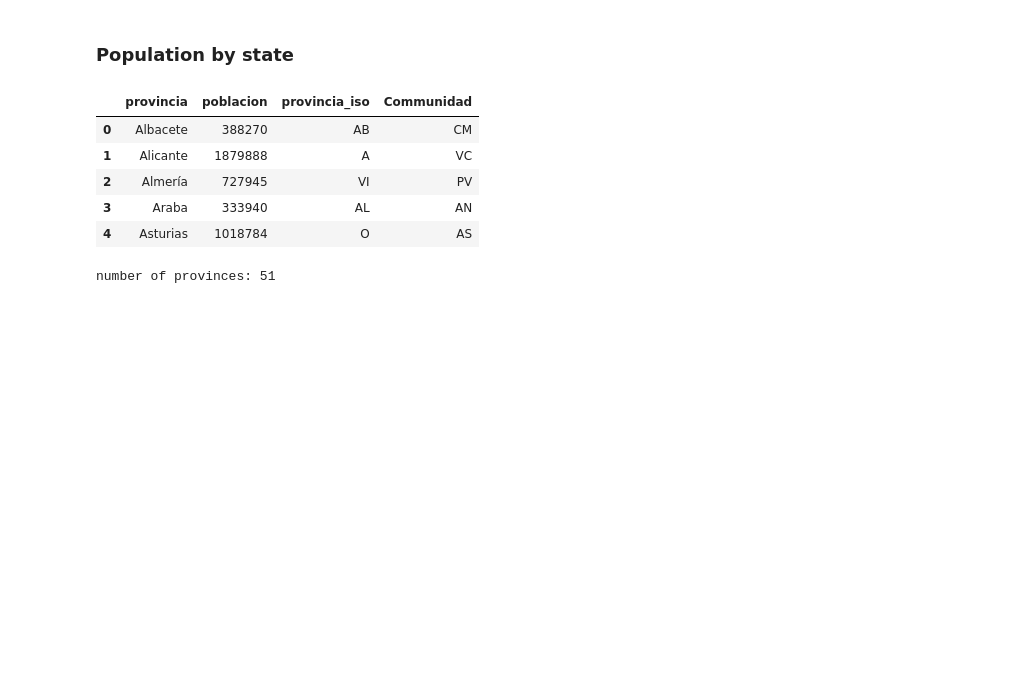
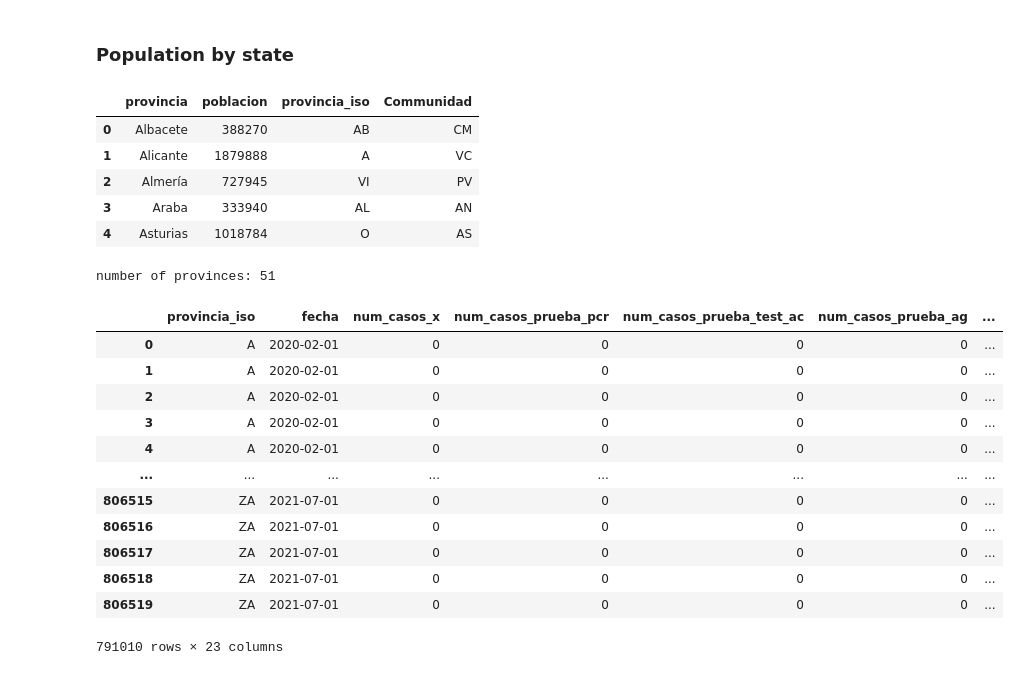
Before and after one commit to Pierre-mulliez1/predict_covid, a Jupyter notebook: EDA.ipynb, the cells around one changed output. Cells and saved outputs as stored; diff of their text form; code cells hidden in the pictures; blank space fills up the shorter version.

```diff
--- a/eda2.ipynb
+++ b/EDA.ipynb
@@ -35,3 +35,14 @@ df1
 | 29042 | Z | 2021-07-01 | 0 | 0 | 0 | 0 | ... |
 | 29043 | ZA | 2021-07-01 | 0 | 0 | 0 | 0 | ... |
 29044 rows × 8 columns
+# %%
+#Convert to day of the year
+df1['dayyear'] = df1['fecha']
+print(df1.shape)
+for el in range(0, len(df1['fecha'])):
+    day_of_year =  pd.to_datetime(df1.iloc[el,8]).timetuple().tm_yday
+    df1.iloc[el,8] = day_of_year
+    if el == 15000:
+        print("processing halfway")
+#dummy collumn for year
+df1['year'] = pd.DatetimeIndex(df1['fecha']).year
@@ -225,8 +212,9 @@ df5_spain.tail()
 #delete unused columns
 df_s = df5_spain.drop(["iso_code","location","new_cases_smoothed","new_deaths_smoothed","new_cases_smoothed_per_million","new_deaths_smoothed_per_million","weekly_icu_admissions","weekly_icu_admissions_per_million","weekly_hosp_admissions"
                                  ,"new_tests_smoothed","new_tests_smoothed_per_thousand","new_vaccinations_smoothed","new_vaccinations_smoothed_per_million","stringency_index"], axis = 1)
+df_s
 #we need state values
-df_s = df_s.iloc[:,0:31]
+df_s = df_s.iloc[:,0:29]
 # %%
 #Merge the case sof neighboring countries
 global_covid = df_s.merge(df5_france, on = "date", how = "left").merge(df5_portugal, on = "date", how = "left")
@@ -308,3 +296,19 @@ number of provinces: 51
 # %%
 #####to csv final dataset
 final_data1.to_csv('data/prepared_dataset.csv')
+# %%
+final_data1
+# %% [output]
+|  | provincia_iso | fecha | num_casos_x | num_casos_prueba_pcr | num_casos_prueba_test_ac | num_casos_prueba_ag | ... |
+| 0 | A | 2020-02-01 | 0 | 0 | 0 | 0 | ... |
+| 1 | A | 2020-02-01 | 0 | 0 | 0 | 0 | ... |
+| 2 | A | 2020-02-01 | 0 | 0 | 0 | 0 | ... |
+| 3 | A | 2020-02-01 | 0 | 0 | 0 | 0 | ... |
+| 4 | A | 2020-02-01 | 0 | 0 | 0 | 0 | ... |
+| ... | ... | ... | ... | ... | ... | ... | ... |
+| 806515 | ZA | 2021-07-01 | 0 | 0 | 0 | 0 | ... |
+| 806516 | ZA | 2021-07-01 | 0 | 0 | 0 | 0 | ... |
+| 806517 | ZA | 2021-07-01 | 0 | 0 | 0 | 0 | ... |
+| 806518 | ZA | 2021-07-01 | 0 | 0 | 0 | 0 | ... |
+| 806519 | ZA | 2021-07-01 | 0 | 0 | 0 | 0 | ... |
+791010 rows × 23 columns
```
Also changed, not shown: parts of 5 cells of this notebook, 3 other files.
